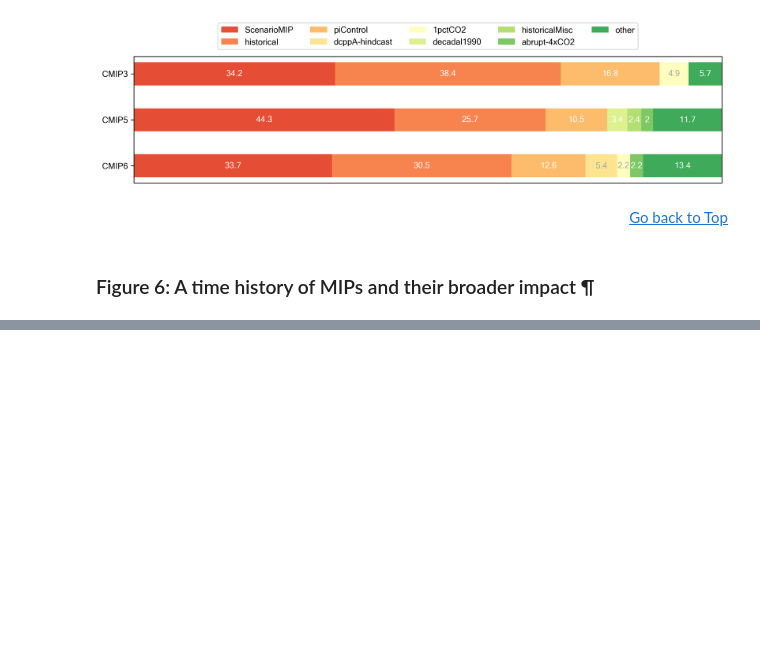
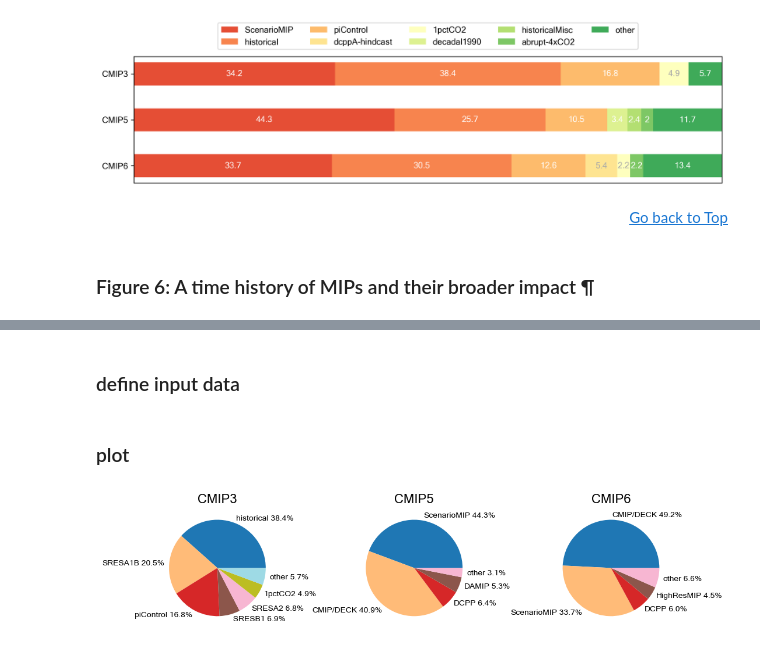
Before and after one commit to durack1/CMIPSummary, a Jupyter notebook: figuresAndTables.ipynb, the cells around one changed output, grey strips where cells are left out. Drawn from its saved outputs; the diff is of its cells as text; code cells hidden in the pictures; blank space fills up the shorter version.

```diff
--- a/figuresAndTables.ipynb
+++ b/figuresAndTables.ipynb
@@ -310,0 +364,44 @@ fig.savefig("_".join([timeFormat,"Fig5.svg"]), format="svg")
+# %% [markdown]
+### define input data
+# %%
+# Cutoff >=4.5%
+data1 = {
+    "CMIP3": [38.4, 20.5, 16.8, 6.9, 6.8, 4.9, 5.7],  # = 100
+    "CMIP5": [44.3, 40.9, 6.4, 5.3, 3.1],  # = 100
+    "CMIP6": [49.2, 33.7, 6.0, 4.5, 6.6]  # = 100
+}
+labelsCm3 = ["historical 38.4%", "SRESA1B 20.5%", "piControl 16.8%", " SRESB1 6.9%", "SRESA2 6.8%", "1pctCO2 4.9%", "other 5.7%"]
+labelsCm5 = ["ScenarioMIP 44.3%", "CMIP/DECK 40.9%", "DCPP 6.4%", "DAMIP 5.3%", "other 3.1%"]
+labelsCm6 = ["CMIP/DECK 49.2%", "ScenarioMIP 33.7%", "DCPP 6.0%", "HighResMIP 4.5%", "other 6.6%"]
+# %% [markdown]
+### plot
+# %%
+# Set fonts and sizes
+fontName = "Microsoft Sans Serif"
+fontSize = 16
+# select colourmap
+cmap = plt.get_cmap('tab20')
+
+# Create a figure and subplots
+fig, axes = plt.subplots(1, 3, figsize=(10.75, 3))
+
+# Plot the first pie chart
+axes[0].pie(data1["CMIP3"], labels=labelsCm3, textprops={'fontname': fontName}, colors=cmap(np.linspace(0, 1, len(data1["CMIP3"]))))  #, autopct='%1.1f%%')
+axes[0].set_title('CMIP3', fontname=fontName, fontsize=fontSize)
+
+# Plot the second pie chart
+axes[1].pie(data1["CMIP5"], labels=labelsCm5, textprops={'fontname': fontName}, colors=cmap(np.linspace(0, 1, len(data1["CMIP3"]))))
+axes[1].set_title('CMIP5', fontname=fontName, fontsize=fontSize)
+
+# Plot the third pie chart
+axes[2].pie(data1["CMIP6"], labels=labelsCm6, textprops={'fontname': fontName}, colors=cmap(np.linspace(0, 1, len(data1["CMIP3"]))))
+axes[2].set_title('CMIP6', fontname=fontName, fontsize=fontSize)
+
+# fill canvas
+fig.tight_layout()
+
+# display, save, and close
+plt.show()
+fig.savefig("_".join([timeFormat,"FigA1.svg"]), format="svg")
+# %% [output]
+[figure, added]
```
Also changed, not shown: parts of 11 cells of this notebook, 5 other files.
